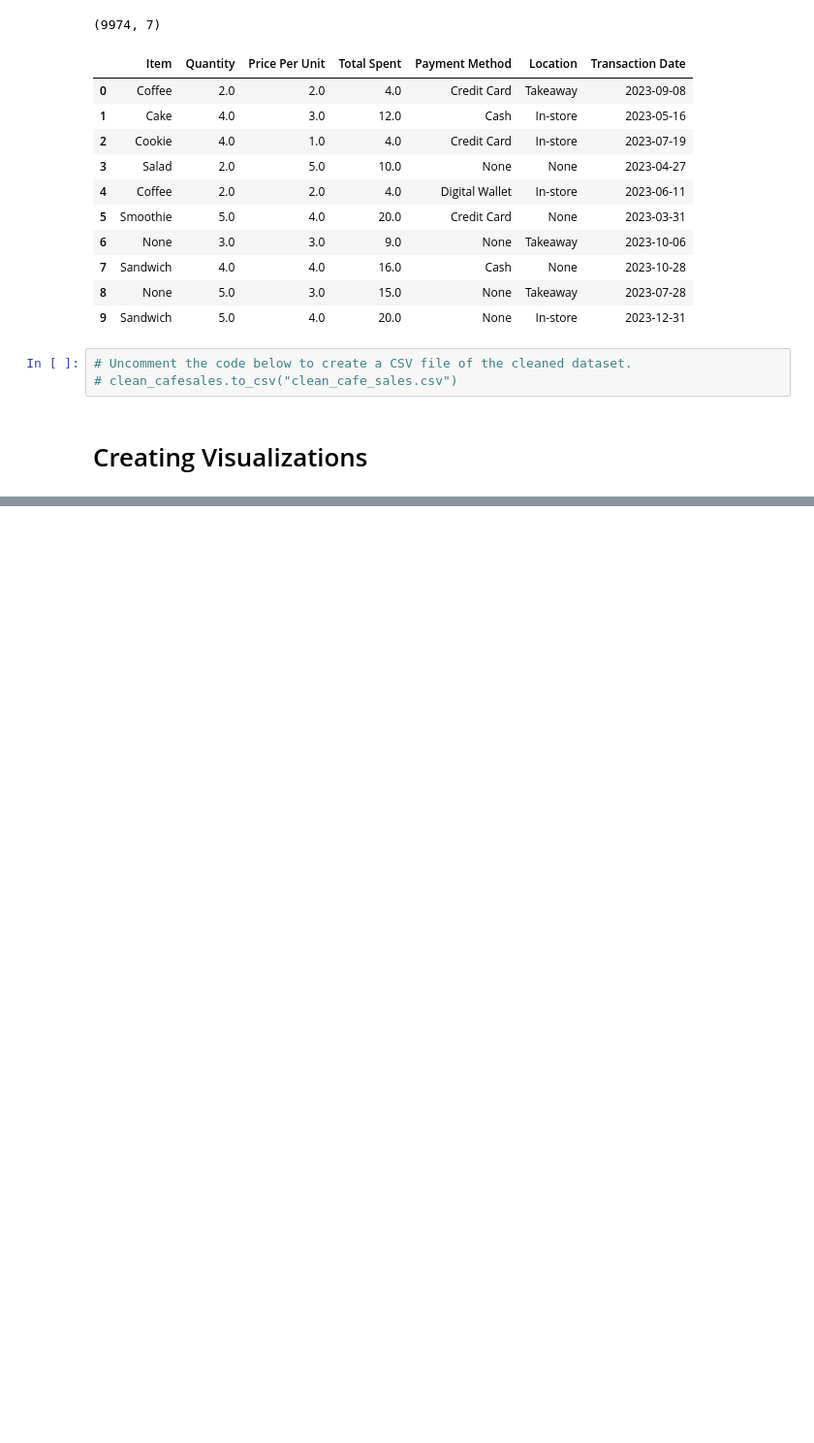
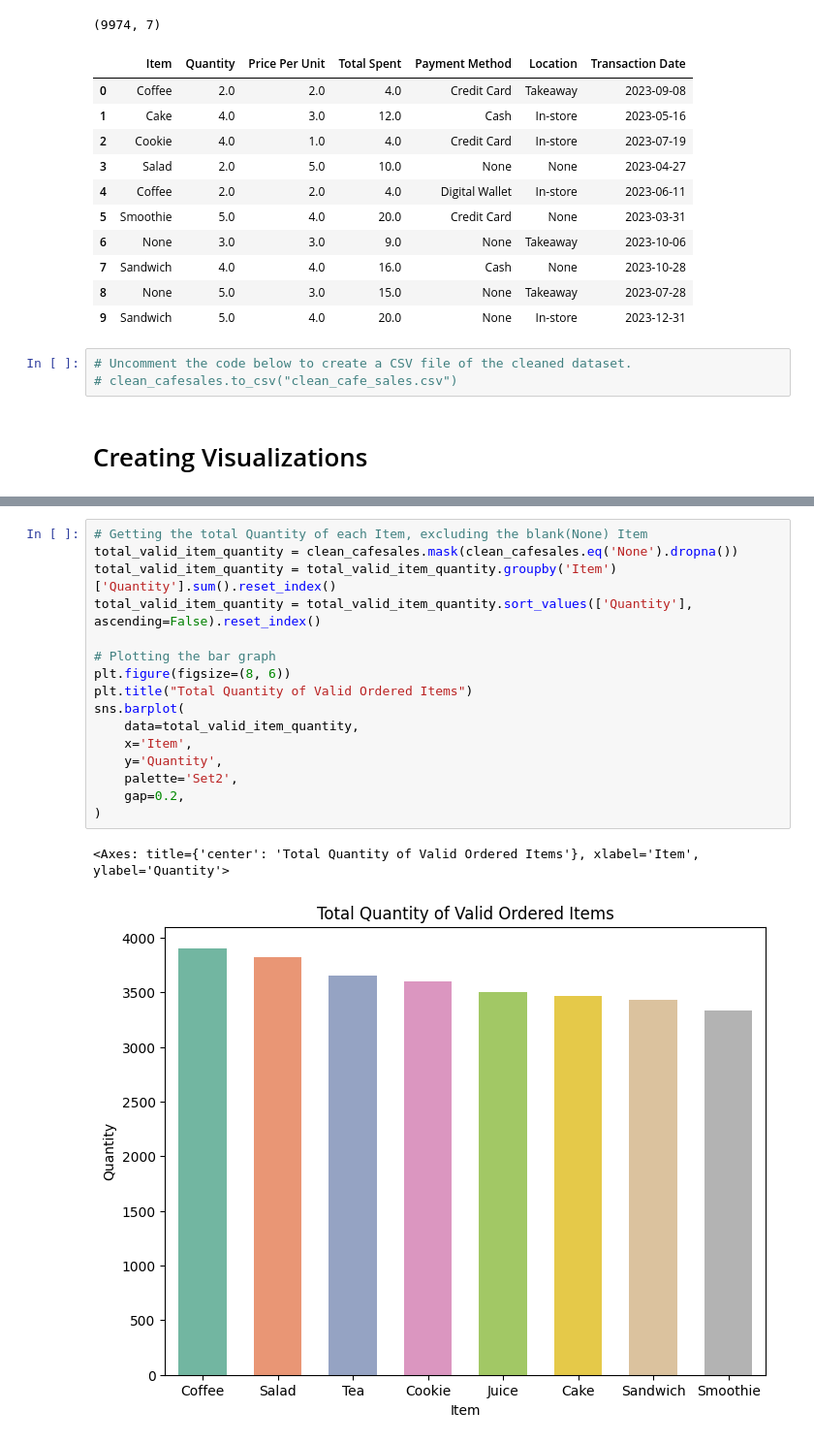
Before and after one commit to CaelebC/cleaningcafesalesdata, a Jupyter notebook: Cleaning_Notebook.ipynb, the cells around one changed output, grey strips where cells are left out. Shown at 97% size. Cells and saved outputs as stored; diff of their text form; blank space fills up the shorter version.

```diff
--- a/Cleaning_Notebook.ipynb
+++ b/Cleaning_Notebook.ipynb
@@ -356,0 +371,19 @@ clean_cafesales.head(10)
+# %%
+# Getting the total Quantity of each Item, excluding the blank(None) Item
+total_valid_item_quantity = clean_cafesales.mask(clean_cafesales.eq('None').dropna())
+total_valid_item_quantity = total_valid_item_quantity.groupby('Item')['Quantity'].sum().reset_index()
+total_valid_item_quantity = total_valid_item_quantity.sort_values(['Quantity'], ascending=False).reset_index()
+
+# Plotting the bar graph
+plt.figure(figsize=(8, 6))
+plt.title("Total Quantity of Valid Ordered Items")
+sns.barplot(
+    data=total_valid_item_quantity,
+    x='Item',
+    y='Quantity',
+    palette='Set2',
+    gap=0.2,
+)
+# %% [output]
+<Axes: title={'center': 'Total Quantity of Valid Ordered Items'}, xlabel='Item', ylabel='Quantity'>
+[figure, added]
```
Also changed, not shown: parts of 10 cells of this notebook, 1 other file.
